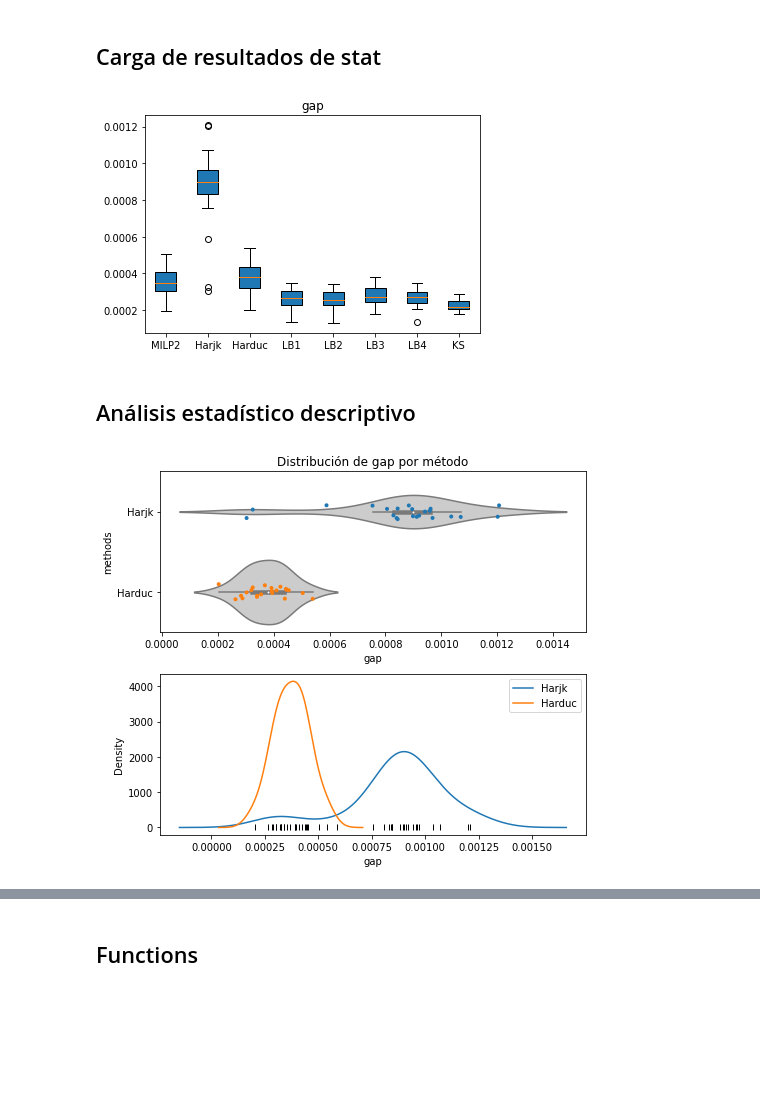
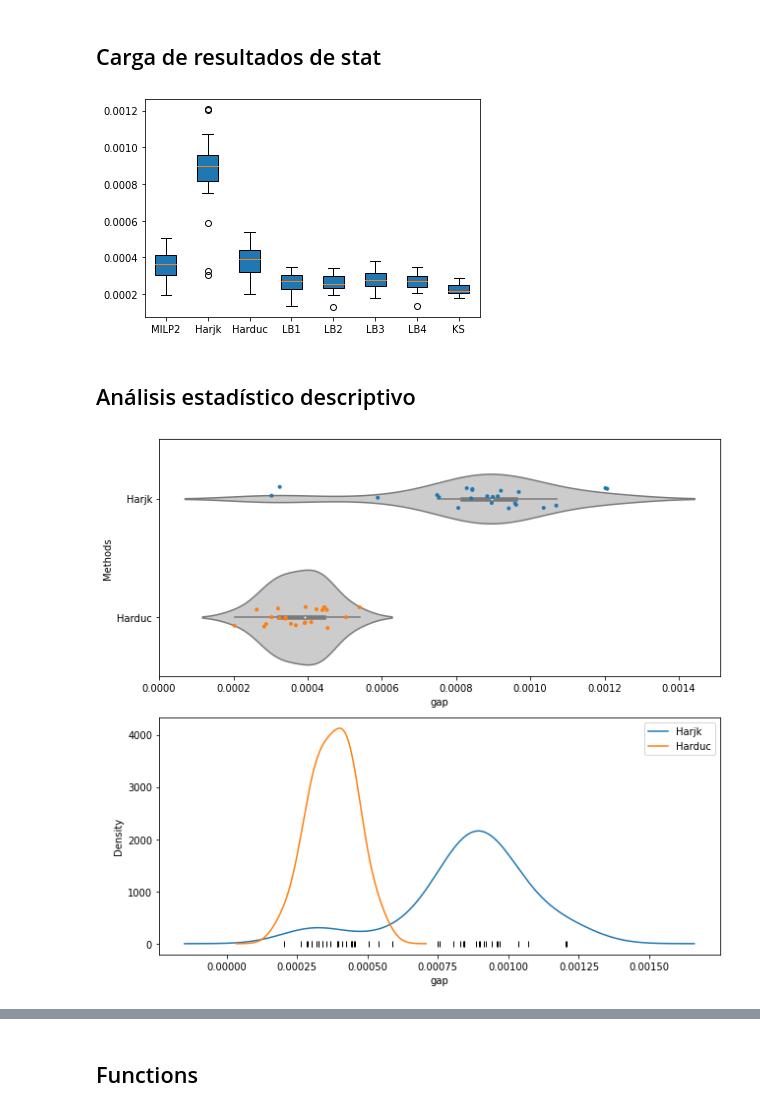
Before and after one commit to urieliram/Matheuristics_UCP, a Jupyter notebook: Figures_TC_UC.ipynb, the cells around one changed output, grey strips where cells are left out. Drawn from its saved outputs; the diff is of its cells as text; code cells hidden in the pictures; blank space fills up the shorter version.

```diff
--- a/Figures_TC_UC.ipynb
+++ b/Figures_TC_UC.ipynb
@@ -477,27 +461,27 @@ for item in list:
 # %%
 ##Imprimir GAP
 # data1  = pd.to_numeric(df2.z_milp).to_numpy()
 milp2   = pd.to_numeric(df.g_milp2).to_numpy()
 harjk   = pd.to_numeric(df.g_harjk).to_numpy()
 harduc  = pd.to_numeric(df.g_harduc).to_numpy()
 lbc1    = pd.to_numeric(df.g_lbc1).to_numpy()
 lbc2    = pd.to_numeric(df.g_lbc2).to_numpy()
 lbc3    = pd.to_numeric(df.g_lbc3).to_numpy()
 lbc4    = pd.to_numeric(df.g_lbc4).to_numpy()
 ks      = pd.to_numeric(df.g_ks).to_numpy()
 labels  = ['MILP2','Harjk','Harduc','LB1','LB2','LB3','LB4','KS']
 x       = [milp2,harjk,harduc,lbc1,lbc2,lbc3,lbc4,ks]
 fig,ax  = plt.subplots()
-ax.set_title('gap')
+#ax.set_title('gap\n('+filter+')')
 bp = ax.boxplot(x,
 positions=[2,3,4,5,6,7,8,9],         # where to put these arrays
 labels = labels, patch_artist=True)  # allow filling the box with colors
 # ax.legend()
 namefile = dir+'fig:boxplotgap'+'_'+filter+'.pdf'
 plt.savefig(namefile, transparent=True)
 plt.show()
 # %% [output]
-[figure, old version]
+[figure, new version]
 # %% [markdown]
 ## Análisis estadístico descriptivo
 # %%
@@ -512,7 +496,7 @@ df1 = pd.DataFrame( data )
 # %%
 if True:
   import seaborn as sns
-  fig, axs = plt.subplots(nrows=2, ncols=1, figsize=(7, 6))
+  fig, axs = plt.subplots(nrows=2, ncols=1, figsize=(9, 8))
   sns.violinplot(
       x       = df1.gap,
       y       = df1.method,
@@ -525,8 +509,8 @@ if True:
       size    = 4,
       jitter  = 0.1,
       ax      = axs[0]  )
-  axs[0].set_title('Distribución de gap por método')
-  axs[0].set_ylabel('methods')
+  #axs[0].set_title('Distribución de gap por método')
+  axs[0].set_ylabel('Methods')
   axs[0].set_xlabel('gap')
 
   for i in df1.method.unique():
@@ -543,7 +527,7 @@ if True:
   plt.savefig(namefile, transparent=True)
   plt.show()
 # %% [output]
-[figure, old version]
+[figure, new version]
 # %%
 ## https://www.geeksforgeeks.org/data-visualization-with-python-seaborn/
 method1 = ['Milp2' ]*(len(milp2))
```
Also changed, not shown: parts of 16 cells of this notebook.
